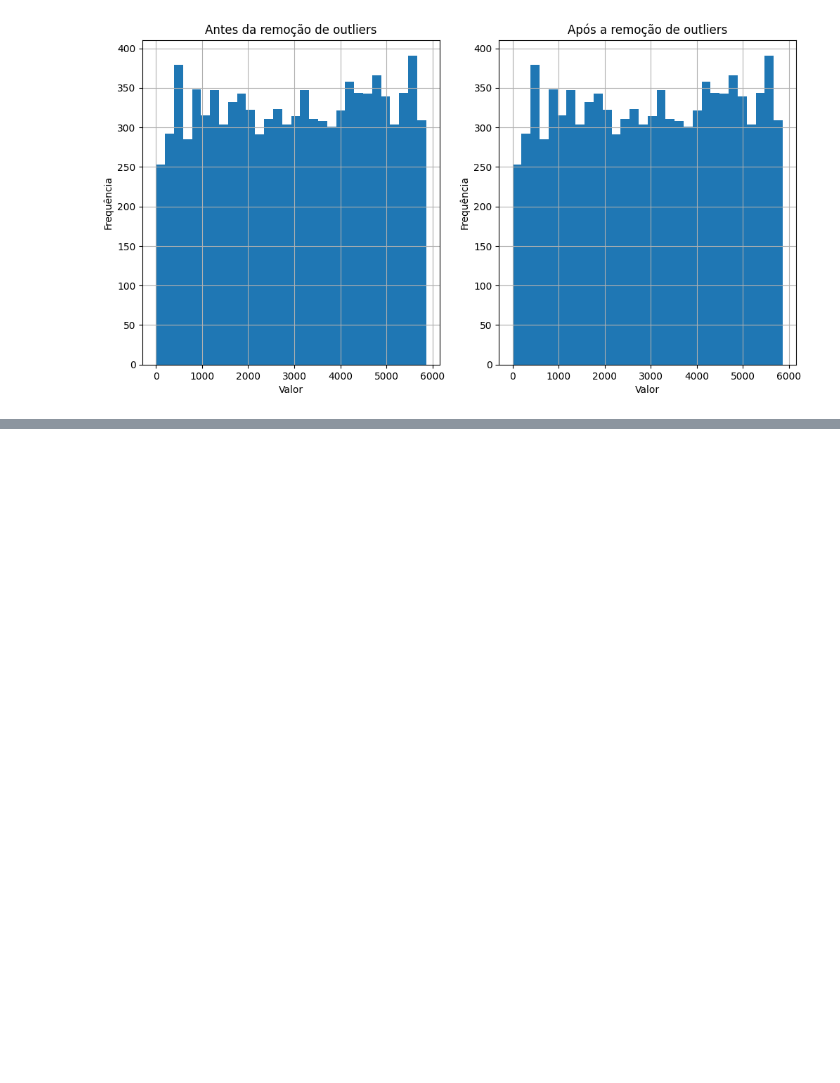
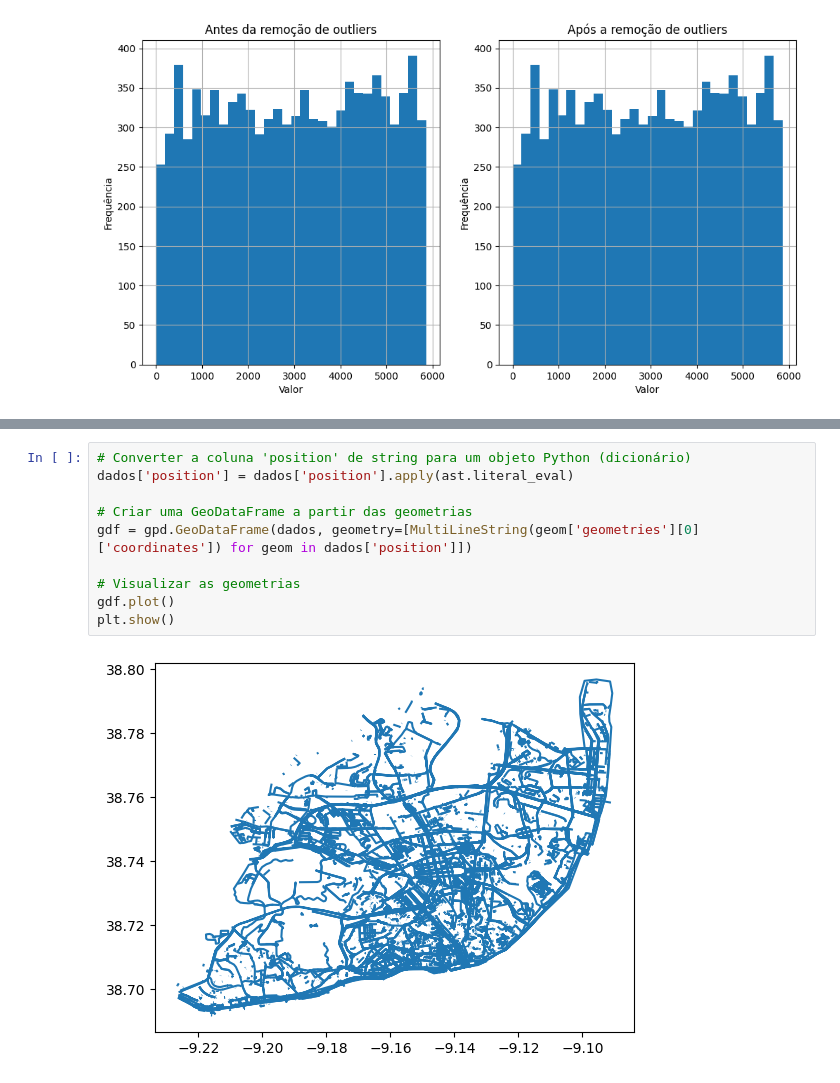
Before and after one commit to henriquePonte/PG-Transito, a Jupyter notebook: G6-Transito.ipynb, the cells around one changed output, grey strips where cells are left out. Cells and saved outputs as stored; diff of their text form; blank space fills up the shorter version.

```diff
--- a/G6-Transito.ipynb
+++ b/G6-Transito.ipynb
@@ -272,0 +315,12 @@ plt.show()
+# %%
+# Converter a coluna 'position' de string para um objeto Python (dicionário)
+dados['position'] = dados['position'].apply(ast.literal_eval)
+
+# Criar uma GeoDataFrame a partir das geometrias
+gdf = gpd.GeoDataFrame(dados, geometry=[MultiLineString(geom['geometries'][0]['coordinates']) for geom in dados['position']])
+
+# Visualizar as geometrias
+gdf.plot()
+plt.show()
+# %% [output]
+[figure, added]
```
Also changed, not shown: parts of 6 cells of this notebook.
